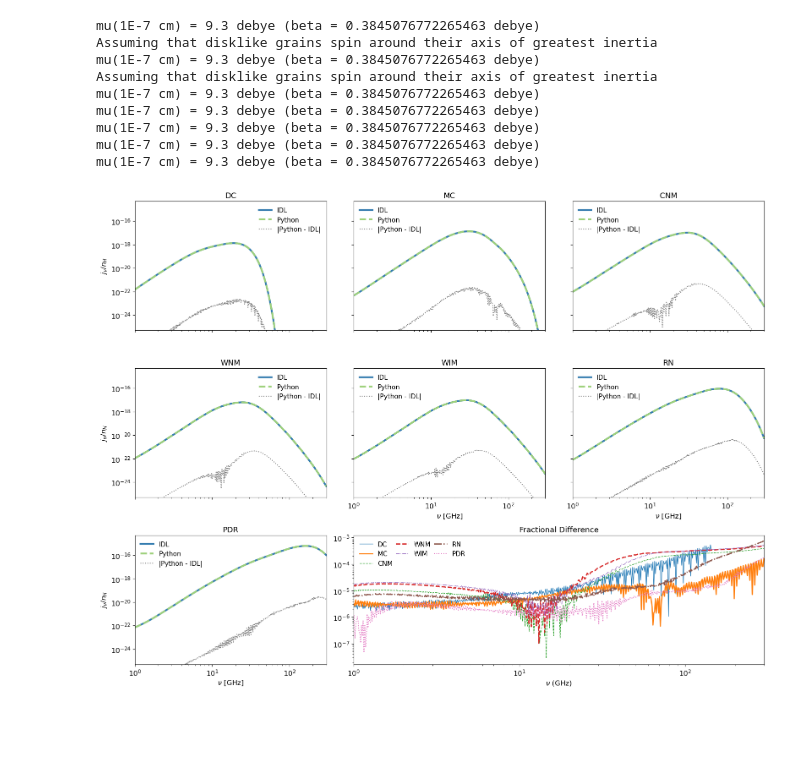
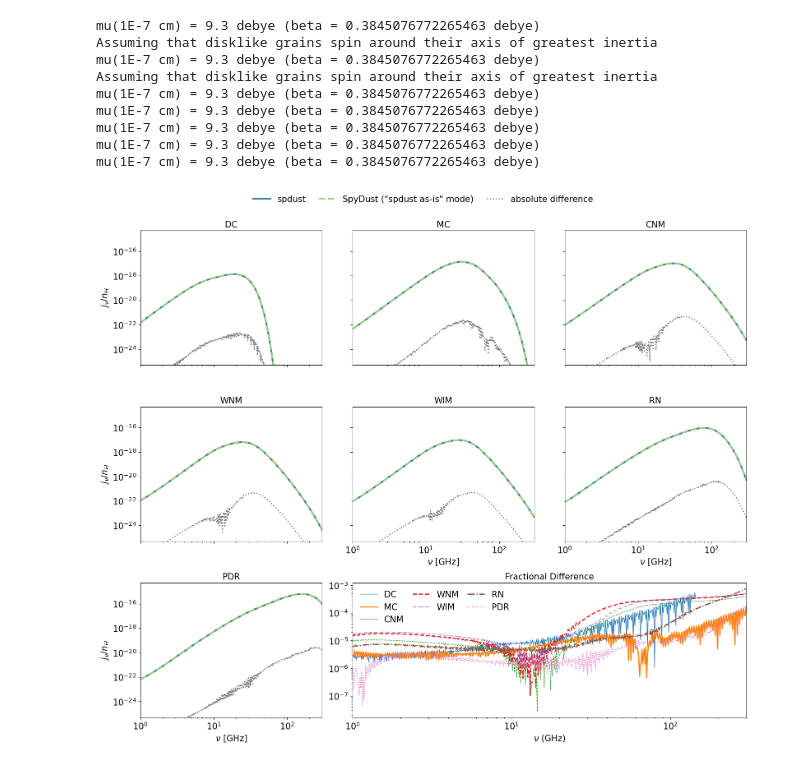
Before and after one commit to zzhang0123/SpyDust, a Jupyter notebook: notebooks/spdust_IDLvsPython.ipynb, the cells around one changed output. Saved outputs shown, nothing was run; the diff lists cells and outputs as text; code cells hidden in the pictures; blank space fills up the shorter version.

```diff
--- a/notebooks/spdust_IDLvsPython.ipynb
+++ b/notebooks/spdust_IDLvsPython.ipynb
@@ -101,64 +112,77 @@ spy_color1, spy_color2, spdust_color1, spdust_color2=['#9ED17B', '#367DB0', '#A8
 def plot_emissivity(env_ind, ax, plot_xlabel=False, plot_ylabel=False, labels=True):
     title=ISM_list[env_ind]
     if labels:
-        ax.loglog(idl_results[env_ind][:,0], idl_results[env_ind][:,1], label='IDL', lw=3, linestyle='-', color=spy_color2)
-        ax.loglog(python_results[env_ind][0,:], python_results[env_ind][1,:], label='Python', lw=3, linestyle='--', color=spy_color1)
-        ax.loglog(python_results[env_ind][0,:], np.abs(python_results[env_ind][1,:]-idl_results[env_ind][:,1]), label='|Python - IDL|', linestyle=':', color='gray')
+        ax.loglog(idl_results[env_ind][:,0], idl_results[env_ind][:,1], label='spdust', lw=3, linestyle='-', color=spy_color2)
+        ax.loglog(python_results[env_ind][0,:], python_results[env_ind][1,:], label='SpyDust (\"spdust as-is\" mode)', lw=3, linestyle='--', color=spy_color1)
+        ax.loglog(python_results[env_ind][0,:], np.abs(python_results[env_ind][1,:]-idl_results[env_ind][:,1]), lw=2, label='absolute difference', linestyle=':', color='gray')
     else:
         ax.loglog(idl_results[env_ind][:,0], idl_results[env_ind][:,1], lw=3, linestyle='-', color=spy_color2)
         ax.loglog(python_results[env_ind][0,:], python_results[env_ind][1,:], lw=3, linestyle='--', color=spy_color1)
-        ax.loglog(python_results[env_ind][0,:], np.abs(python_results[env_ind][1,:]-idl_results[env_ind][:,1]), linestyle=':', color='gray')
-    ax.set_title(title, fontsize=13)
-    ax.legend(fontsize=11, frameon=False)
+        ax.loglog(python_results[env_ind][0,:], np.abs(python_results[env_ind][1,:]-idl_results[env_ind][:,1]), lw=2,  linestyle=':', color='gray')
+    ax.set_title(title, fontsize=15)
+    #ax.legend(fontsize=12, frameon=False, ncol=1)
     ax.set_xlim(1, 300)
     ax.set_ylim(5e-26, 5e-15)
     # Set stick label size
     if plot_xlabel:
-        ax.set_xlabel(r'$\nu$ [GHz]', fontsize=12)
+        ax.set_xlabel(r'$\nu$ [GHz]', fontsize=15)
     else:
         ax.set_xticklabels([])
     if plot_ylabel:
-        ax.set_ylabel(r'$j_{\nu}/n_H$', fontsize=12)
+        ax.set_ylabel(r'$j_{\nu}/n_H$', fontsize=15)
     else:
         ax.set_yticklabels([])
-    ax.tick_params(axis='both', which='major', labelsize=12)
+    ax.tick_params(axis='both', which='major', labelsize=15)
 # %%
 # Create a figure with a 3x3 grid
-fig = plt.figure(figsize=(16, 12))
+fig = plt.figure(figsize=(16, 13))
 gs = fig.add_gridspec(3, 3)
 axs = [fig.add_subplot(gs[0, 0]), fig.add_subplot(gs[0, 1]), fig.add_subplot(gs[0, 2]),
        fig.add_subplot(gs[1, 0]), fig.add_subplot(gs[1, 1]), fig.add_subplot(gs[1, 2]),
        fig.add_subplot(gs[2, 0]), fig.add_subplot(gs[2, 1:])]
 
 plot_emissivity(0, axs[0], plot_ylabel=True)
 plot_emissivity(1, axs[1])
 plot_emissivity(2, axs[2])
 plot_emissivity(3, axs[3], plot_ylabel=True)
 plot_emissivity(4, axs[4], plot_xlabel=True)
 plot_emissivity(5, axs[5], plot_xlabel=True)
 plot_emissivity(6, axs[6], plot_xlabel=True, plot_ylabel=True)
 
 line_styles = [
     ('-', 1),    # Solid line, thin
     ('-', 2),    # Solid line, thick
     ('--', 1),   # Dashed line, thin
     ('--', 2),   # Dashed line, thick
     ('-.', 1),   # Dash-dot line, thin
     ('-.', 2),   # Dash-dot line, thick
     (':', 1.5)   # Dotted line, medium thickness
 ]
 
 for i in range(7):
     style, width = line_styles[i]
     ys = np.abs(python_results[i][1,:]-idl_results[i][:,1]) / idl_results[i][:,1]
     axs[7].loglog(python_results[i][0], ys, label=ISM_list[i], linestyle=style, linewidth=width)
 
-axs[7].set_xlabel(r'$\nu$ (GHz)', fontsize=12)
-axs[7].set_title('Fractional Difference', fontsize=13)
+# Get handles and labels from the specific subplot (ax1)
+handles, labels = axs[1].get_legend_handles_labels()
+
+# Create a figure-level legend using only the handles and labels from ax1
+fig.legend(handles, labels,
+           loc='upper center',
+           ncol=3,
+           columnspacing=1.5,
+           bbox_to_anchor=(0.5, 1.05),
+           frameon=False,
+           fontsize=15
+           )
+
+axs[7].set_xlabel(r'$\nu$ (GHz)', fontsize=15)
+axs[7].set_title('Fractional Difference', fontsize=15)
 axs[7].set_xlim(1, 300)
-axs[7].tick_params(axis='both', which='major', labelsize=12)
-axs[7].legend(fontsize=11, frameon=False, columnspacing=0.5, loc='upper left', ncol=3)
+axs[7].tick_params(axis='both', which='major', labelsize=15)
+axs[7].legend(fontsize=15, frameon=False, columnspacing=1, loc='upper left', ncol=3)
 plt.tight_layout()
 plt.savefig('figures/spdust_comparison.pdf' , bbox_inches='tight')
 # %% [output]
-[figure, old version]
+[figure, new version]
```
Also changed, not shown: parts of 1 cell of this notebook, 13 other files.
